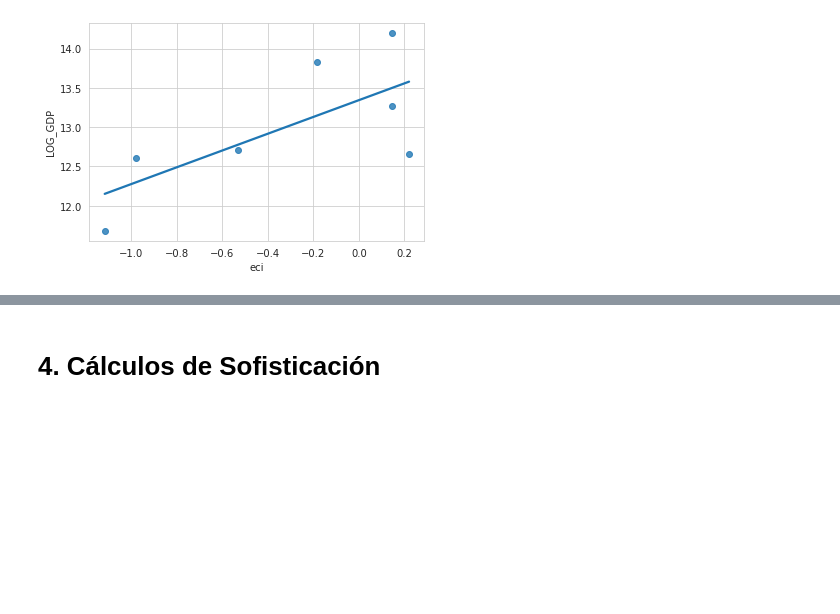
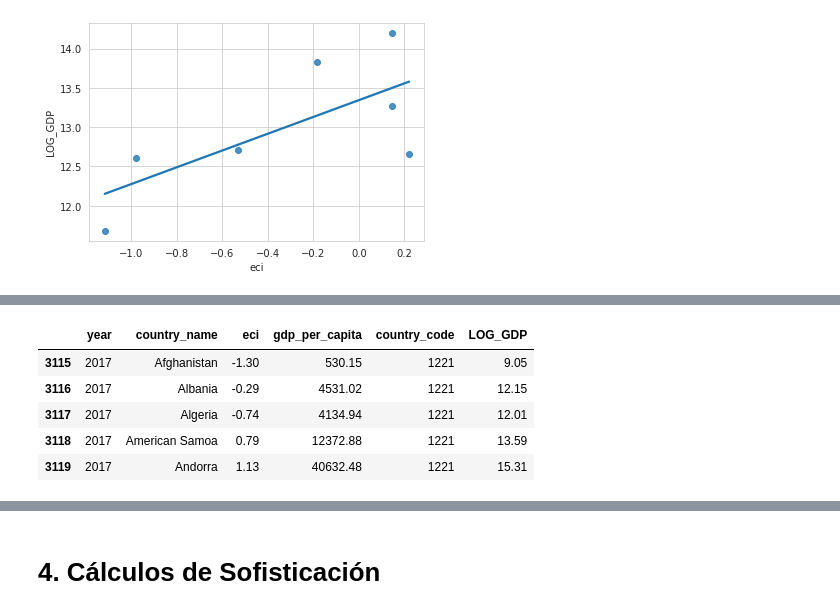
Before and after one commit to descandon88/Ecuador-Growth-data-set, a Jupyter notebook: analisisComplejidadEconomica.ipynb, the cells around one changed output, grey strips where cells are left out. Cells and saved outputs as stored; diff of their text form; code cells hidden in the pictures; blank space fills up the shorter version.

```diff
--- a/analisisComplejidadEconomica.ipynb
+++ b/analisisComplejidadEconomica.ipynb
@@ -1295,0 +1299,5 @@ sns.regplot(df_2017['eci'], df_2017['LOG_GDP'], ci=None)
+# %%
+
+years=[2000,2001,2002,2003,2004,2005,2006,2007,2008,2009,2010,2011,2012,2013,2014,2015,2016,2017,2018,2019]
+
+df_eci_mundo = df_ec[(df_ec['year'].isin(years))].copy()
@@ -1295,0 +1319,16 @@ sns.regplot(df_2017['eci'], df_2017['LOG_GDP'], ci=None)
+# %%
+df_gdp_world = pd.merge(df_gdppc_mundo, df_eci_mundo[['year','country_name','eci']],how='inner', on=['country_name','year']).copy()
+# df_tmp_gdp.head()
+result_world=df_gdp_world.groupby(['year','country_name','eci','gdp_per_capita'], as_index=False).count()
+# resultado.head()
+result_world['LOG_GDP'] = np.log2(result_world['gdp_per_capita']).copy()
+
+dfw_2017 = result_world[ (result_world['year']==2017)].copy()
+dfw_2017.head()
+# %% [output]
+|  | year | country_name | eci | gdp_per_capita | country_code | LOG_GDP |
+| 3115 | 2017 | Afghanistan | -1.30 | 530.15 | 1221 | 9.05 |
+| 3116 | 2017 | Albania | -0.29 | 4531.02 | 1221 | 12.15 |
+| 3117 | 2017 | Algeria | -0.74 | 4134.94 | 1221 | 12.01 |
+| 3118 | 2017 | American Samoa | 0.79 | 12372.88 | 1221 | 13.59 |
+| 3119 | 2017 | Andorra | 1.13 | 40632.48 | 1221 | 15.31 |
```
Also changed, not shown: parts of 13 cells of this notebook.
